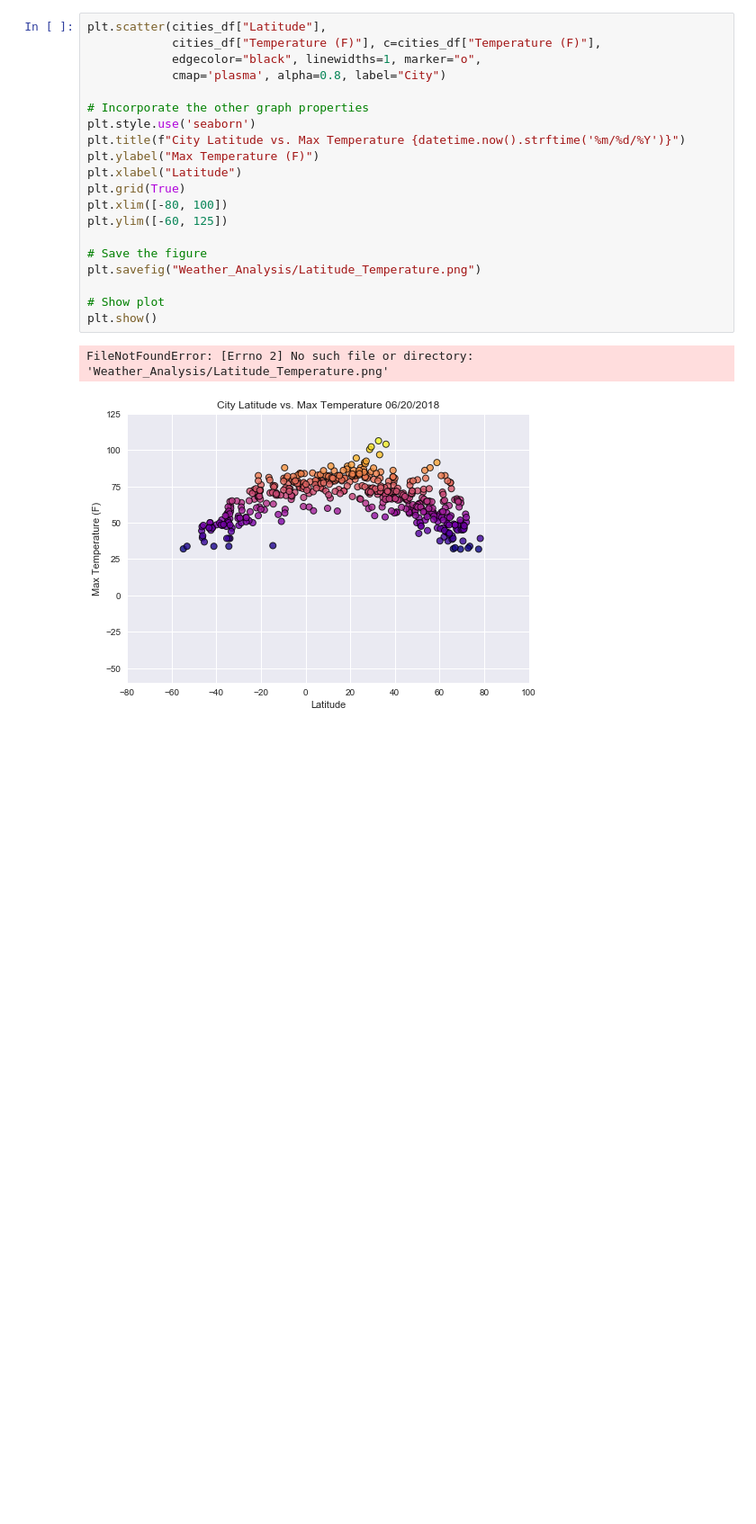
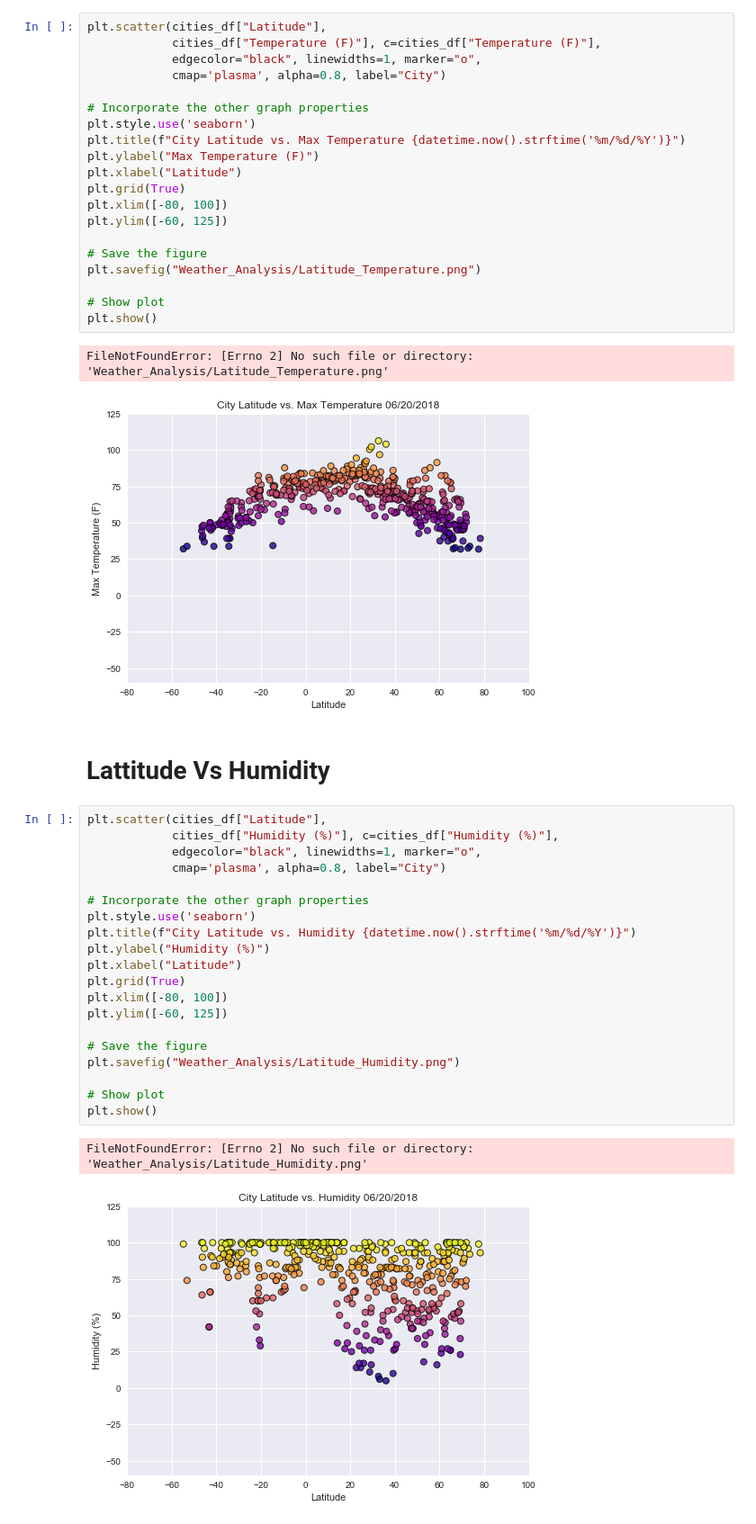
Before and after one commit to vst17/Weather-Analysis, a Jupyter notebook: WeatherAnalysis_py.ipynb, the cells around one changed output. Shown: that part at 90% size. Drawn from its saved outputs; the diff is of its cells as text; blank space fills up the shorter version.

Commit message:
added new plots

```diff
--- a/WeatherAnalysis_py.ipynb
+++ b/WeatherAnalysis_py.ipynb
@@ -181,3 +181,28 @@ plt.show()
 # %% [output]
 FileNotFoundError: [Errno 2] No such file or directory: 'Weather_Analysis/Latitude_Temperature.png'
 [figure]
+# %% [markdown]
+# Lattitude Vs Humidity
+# %%
+plt.scatter(cities_df["Latitude"],
+            cities_df["Humidity (%)"], c=cities_df["Humidity (%)"],
+            edgecolor="black", linewidths=1, marker="o",
+            cmap='plasma', alpha=0.8, label="City")
+
+# Incorporate the other graph properties
+plt.style.use('seaborn')
+plt.title(f"City Latitude vs. Humidity {datetime.now().strftime('%m/%d/%Y')}")
+plt.ylabel("Humidity (%)")
+plt.xlabel("Latitude")
+plt.grid(True)
+plt.xlim([-80, 100])
+plt.ylim([-60, 125])
+
+# Save the figure
+plt.savefig("Weather_Analysis/Latitude_Humidity.png")
+
+# Show plot
+plt.show()
+# %% [output]
+FileNotFoundError: [Errno 2] No such file or directory: 'Weather_Analysis/Latitude_Humidity.png'
+[figure, added]
```
Also changed, not shown: parts of 2 cells of this notebook.
